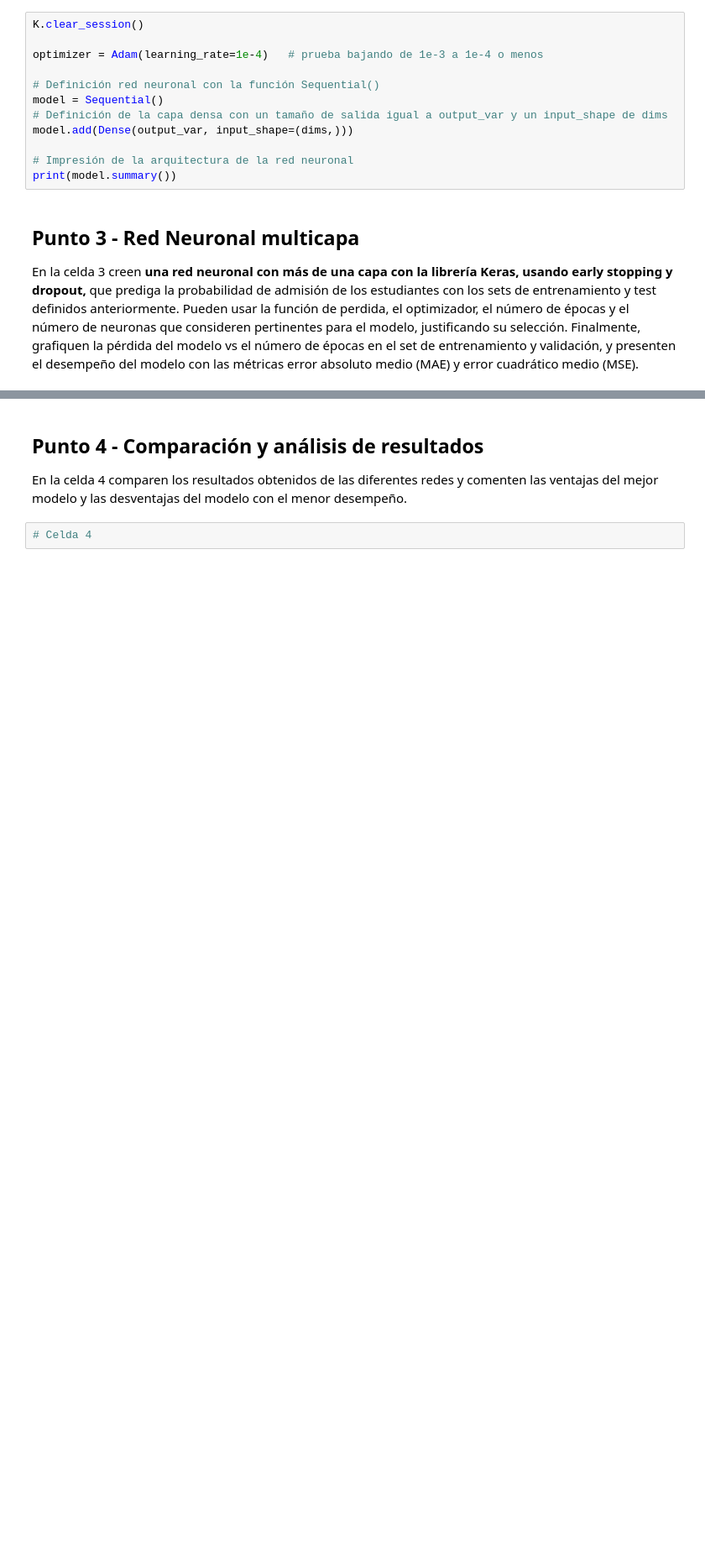
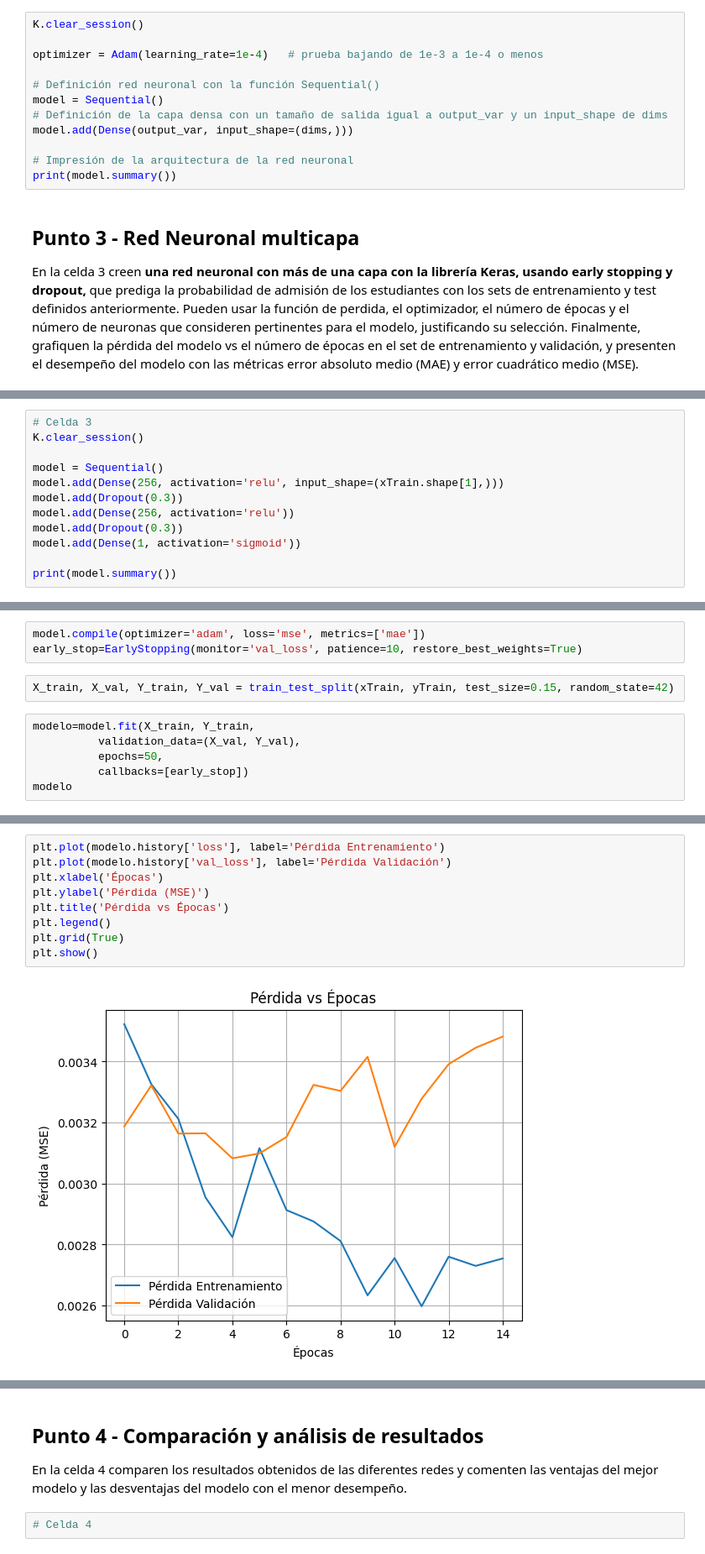
Before and after one commit to DanielEMontero/ML_PLN_GRUPO_02, a Jupyter notebook: Semana 6/S6TC1-Redes_Neuronales.ipynb, the cells around one changed output, grey strips where cells are left out. Shown at 84% size. Drawn from its saved outputs; the diff is of its cells as text; blank space fills up the shorter version.

```diff
--- a/Semana 6/S6TC1-Redes_Neuronales.ipynb
+++ b/Semana 6/S6TC1-Redes_Neuronales.ipynb
@@ -111,0 +109,12 @@ En la celda 3 creen **una red neuronal con más de una capa con la librería Ker
+# %%
+# Celda 3
+K.clear_session()
+
+model = Sequential()
+model.add(Dense(256, activation='relu', input_shape=(xTrain.shape[1],)))
+model.add(Dropout(0.3))
+model.add(Dense(256, activation='relu'))
+model.add(Dropout(0.3))
+model.add(Dense(1, activation='sigmoid'))
+
+print(model.summary())
@@ -111,0 +141,11 @@ En la celda 3 creen **una red neuronal con más de una capa con la librería Ker
+# %%
+model.compile(optimizer='adam', loss='mse', metrics=['mae'])
+early_stop=EarlyStopping(monitor='val_loss', patience=10, restore_best_weights=True)
+# %%
+X_train, X_val, Y_train, Y_val = train_test_split(xTrain, yTrain, test_size=0.15, random_state=42)
+# %%
+modelo=model.fit(X_train, Y_train,
+          validation_data=(X_val, Y_val),
+          epochs=50,
+          callbacks=[early_stop])
+modelo
@@ -111,0 +173,11 @@ En la celda 3 creen **una red neuronal con más de una capa con la librería Ker
+# %%
+plt.plot(modelo.history['loss'], label='Pérdida Entrenamiento')
+plt.plot(modelo.history['val_loss'], label='Pérdida Validación')
+plt.xlabel('Épocas')
+plt.ylabel('Pérdida (MSE)')
+plt.title('Pérdida vs Épocas')
+plt.legend()
+plt.grid(True)
+plt.show()
+# %% [output]
+[figure, added]
```
Also changed, not shown: parts of 9 cells of this notebook.
